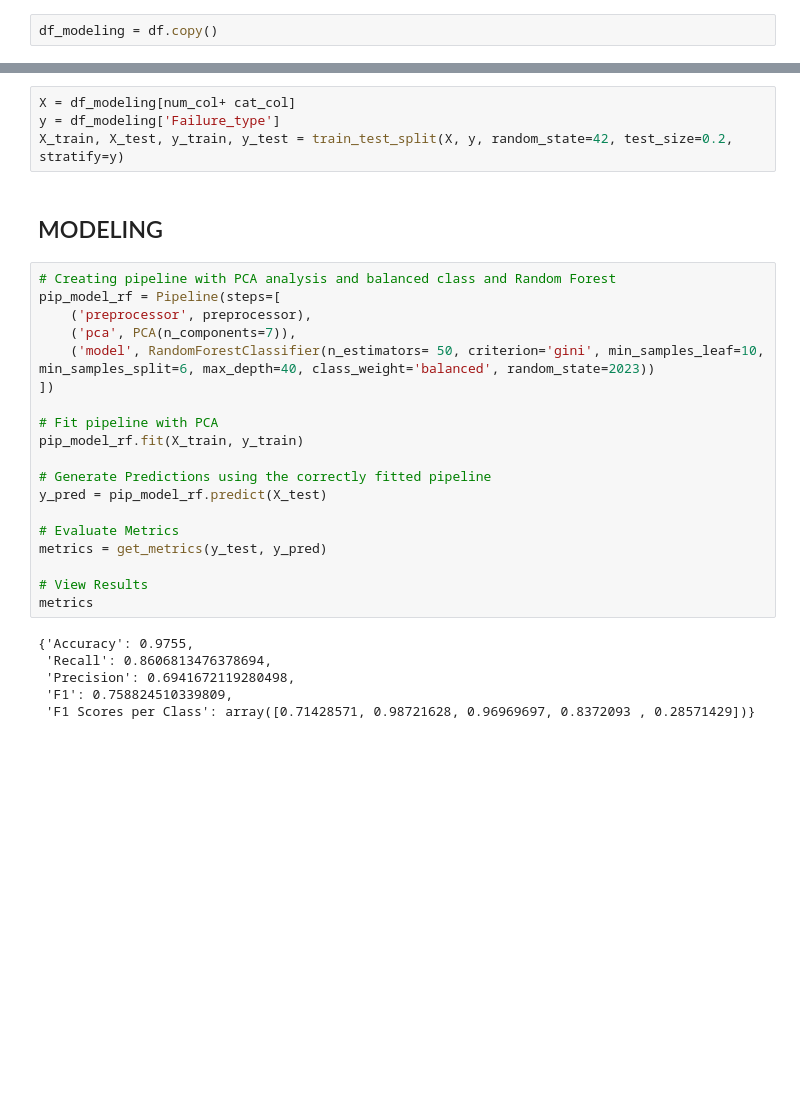
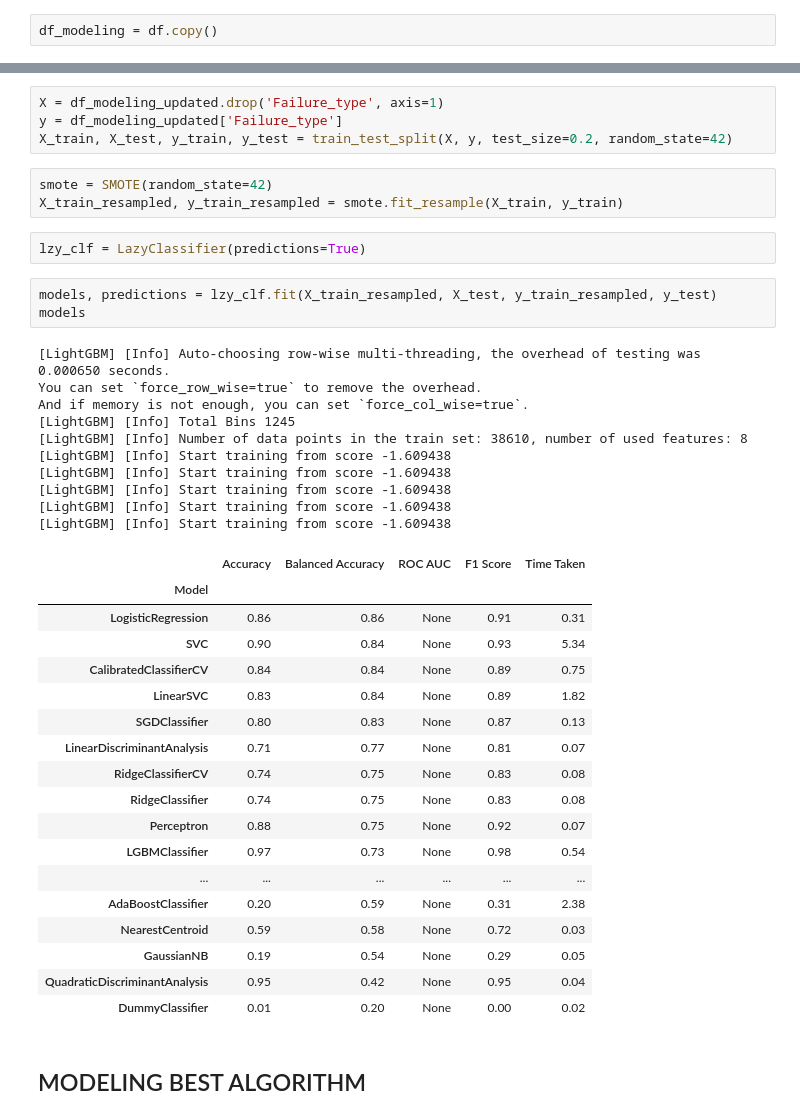
Before and after one commit to Konarovic/Maintenance, a Jupyter notebook: notebook/1_exploration.ipynb, the cells around one changed output, grey strips where cells are left out. Saved outputs shown, nothing was run; the diff lists cells and outputs as text; blank space fills up the shorter version.

```diff
--- a/notebook/1_exploration.ipynb
+++ b/notebook/1_exploration.ipynb
@@ -561,31 +597,43 @@ df_modeling
 # %%
-X = df_modeling[num_col+ cat_col]
-y = df_modeling['Failure_type']
-X_train, X_test, y_train, y_test = train_test_split(X, y, random_state=42, test_size=0.2, stratify=y)
+X = df_modeling_updated.drop('Failure_type', axis=1)
+y = df_modeling_updated['Failure_type']
+X_train, X_test, y_train, y_test = train_test_split(X, y, test_size=0.2, random_state=42)
+# %%
+smote = SMOTE(random_state=42)
+X_train_resampled, y_train_resampled = smote.fit_resample(X_train, y_train)
+# %%
+lzy_clf = LazyClassifier(predictions=True)
+# %%
+models, predictions = lzy_clf.fit(X_train_resampled, X_test, y_train_resampled, y_test)
+models
+# %% [output]
+[LightGBM] [Info] Auto-choosing row-wise multi-threading, the overhead of testing was 0.000650 seconds.
+You can set `force_row_wise=true` to remove the overhead.
+And if memory is not enough, you can set `force_col_wise=true`.
+[LightGBM] [Info] Total Bins 1245
+[LightGBM] [Info] Number of data points in the train set: 38610, number of used features: 8
+[LightGBM] [Info] Start training from score -1.609438
+[LightGBM] [Info] Start training from score -1.609438
+[LightGBM] [Info] Start training from score -1.609438
+[LightGBM] [Info] Start training from score -1.609438
+[LightGBM] [Info] Start training from score -1.609438
+|  | Accuracy | Balanced Accuracy | ROC AUC | F1 Score | Time Taken |
+| Model |  |  |  |  |  |
+| LogisticRegression | 0.86 | 0.86 | None | 0.91 | 0.31 |
+| SVC | 0.90 | 0.84 | None | 0.93 | 5.34 |
+| CalibratedClassifierCV | 0.84 | 0.84 | None | 0.89 | 0.75 |
+| LinearSVC | 0.83 | 0.84 | None | 0.89 | 1.82 |
+| SGDClassifier | 0.80 | 0.83 | None | 0.87 | 0.13 |
+| LinearDiscriminantAnalysis | 0.71 | 0.77 | None | 0.81 | 0.07 |
+| RidgeClassifierCV | 0.74 | 0.75 | None | 0.83 | 0.08 |
+| RidgeClassifier | 0.74 | 0.75 | None | 0.83 | 0.08 |
+| Perceptron | 0.88 | 0.75 | None | 0.92 | 0.07 |
+| LGBMClassifier | 0.97 | 0.73 | None | 0.98 | 0.54 |
+| ... | ... | ... | ... | ... | ... |
+| AdaBoostClassifier | 0.20 | 0.59 | None | 0.31 | 2.38 |
+| NearestCentroid | 0.59 | 0.58 | None | 0.72 | 0.03 |
+| GaussianNB | 0.19 | 0.54 | None | 0.29 | 0.05 |
+| QuadraticDiscriminantAnalysis | 0.95 | 0.42 | None | 0.95 | 0.04 |
+| DummyClassifier | 0.01 | 0.20 | None | 0.00 | 0.02 |
 # %% [markdown]
-## MODELING
+## MODELING BEST ALGORITHM
-# %%
-# Creating pipeline with PCA analysis and balanced class and Random Forest
-pip_model_rf = Pipeline(steps=[
-    ('preprocessor', preprocessor),
-    ('pca', PCA(n_components=7)),
-    ('model', RandomForestClassifier(n_estimators= 50, criterion='gini', min_samples_leaf=10, min_samples_split=6, max_depth=40, class_weight='balanced', random_state=2023))
-])
-
-# Fit pipeline with PCA
-pip_model_rf.fit(X_train, y_train)
-
-# Generate Predictions using the correctly fitted pipeline
-y_pred = pip_model_rf.predict(X_test)
-
-# Evaluate Metrics
-metrics = get_metrics(y_test, y_pred)
-
-# View Results
-metrics
-# %% [output]
-{'Accuracy': 0.9755,
- 'Recall': 0.8606813476378694,
- 'Precision': 0.6941672119280498,
- 'F1': 0.758824510339809,
- 'F1 Scores per Class': array([0.71428571, 0.98721628, 0.96969697, 0.8372093 , 0.28571429])}
```
Also changed, not shown: parts of 29 cells of this notebook.
